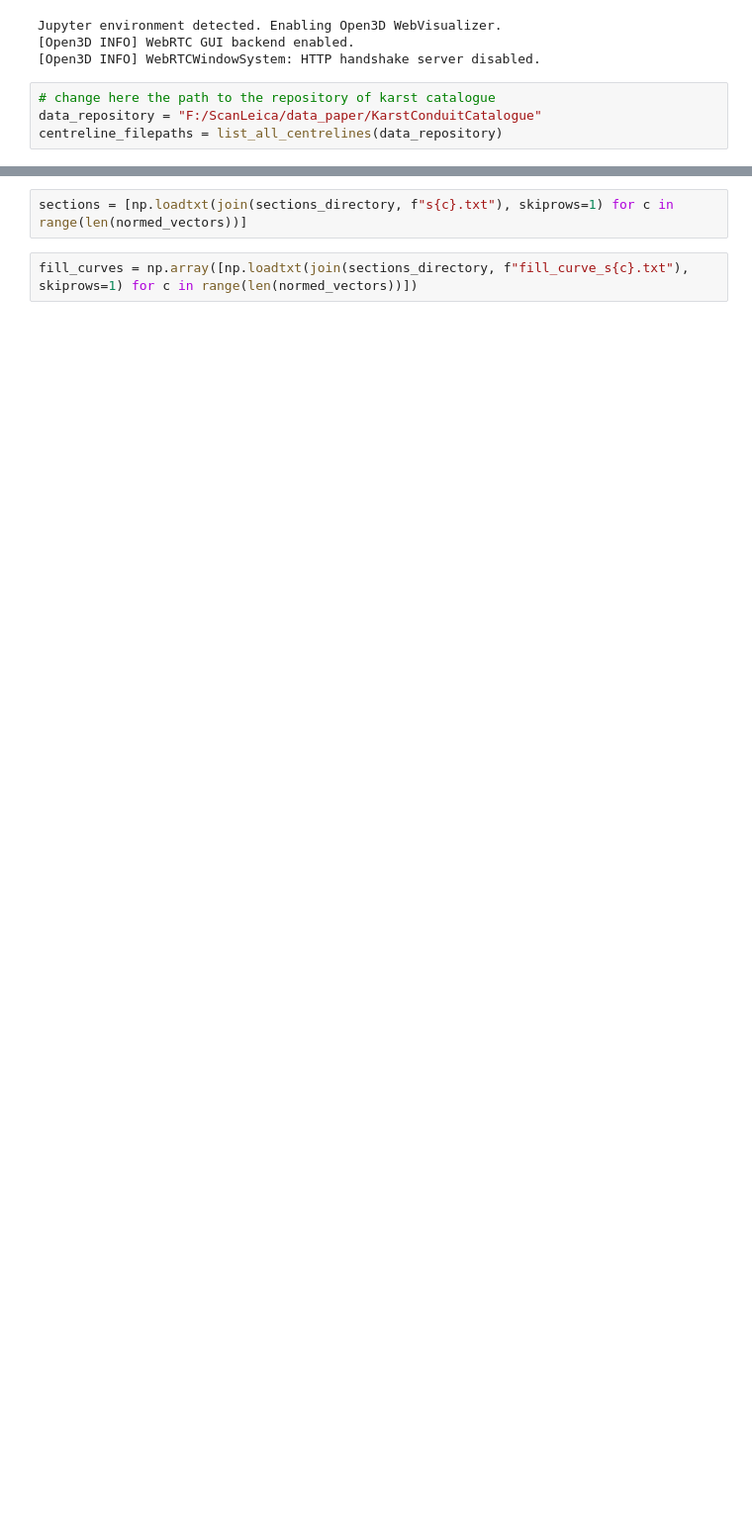
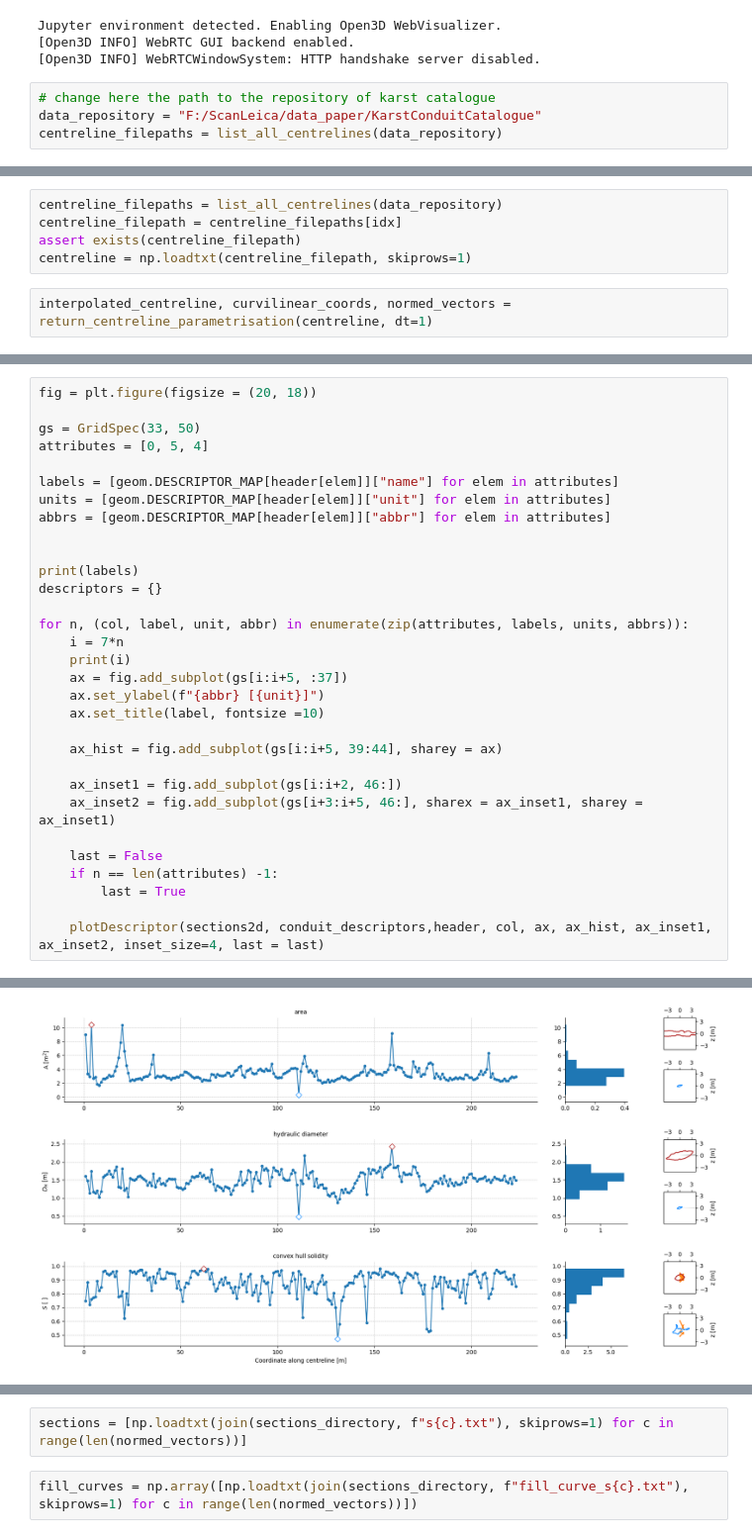
Before and after one commit to ERC-Karst/pc-centrelines, a Jupyter notebook: notebooks/step_by_step_characterisation/04_FirstOrderConduitStats.ipynb, the cells around one changed output, grey strips where cells are left out. Shown: that part at 99% size. Saved outputs shown, nothing was run; the diff lists cells and outputs as text; blank space fills up the shorter version.

```diff
--- a/notebooks/step_by_step_characterisation/04_FirstOrderConduitStats.ipynb
+++ b/notebooks/step_by_step_characterisation/04_FirstOrderConduitStats.ipynb
@@ -26,0 +155,7 @@ sections_directory = join(split(centreline_filepaths[idx])[0], "sections")
+# %%
+centreline_filepaths = list_all_centrelines(data_repository)
+centreline_filepath = centreline_filepaths[idx]
+assert exists(centreline_filepath)
+centreline = np.loadtxt(centreline_filepath, skiprows=1)
+# %%
+interpolated_centreline, curvilinear_coords, normed_vectors = return_centreline_parametrisation(centreline, dt=1)
@@ -26,0 +166,32 @@ sections_directory = join(split(centreline_filepaths[idx])[0], "sections")
+# %%
+fig = plt.figure(figsize = (20, 18))
+
+gs = GridSpec(33, 50)
+attributes = [0, 5, 4]
+
+labels = [geom.DESCRIPTOR_MAP[header[elem]]["name"] for elem in attributes]
+units = [geom.DESCRIPTOR_MAP[header[elem]]["unit"] for elem in attributes]
+abbrs = [geom.DESCRIPTOR_MAP[header[elem]]["abbr"] for elem in attributes]
+
+
+print(labels)
+descriptors = {}
+
+for n, (col, label, unit, abbr) in enumerate(zip(attributes, labels, units, abbrs)):
+    i = 7*n
+    print(i)
+    ax = fig.add_subplot(gs[i:i+5, :37])
+    ax.set_ylabel(f"{abbr} [{unit}]")
+    ax.set_title(label, fontsize =10)
+
+    ax_hist = fig.add_subplot(gs[i:i+5, 39:44], sharey = ax)
+
+    ax_inset1 = fig.add_subplot(gs[i:i+2, 46:])
+    ax_inset2 = fig.add_subplot(gs[i+3:i+5, 46:], sharex = ax_inset1, sharey = ax_inset1)
+
+    last = False
+    if n == len(attributes) -1:
+        last = True
+
+    plotDescriptor(sections2d, conduit_descriptors,header, col, ax, ax_hist, ax_inset1, ax_inset2, inset_size=4, last = last)
+# %% [output]
@@ -26,0 +202 @@ sections_directory = join(split(centreline_filepaths[idx])[0], "sections")
+[figure, added]
```
Also changed, not shown: parts of 25 cells of this notebook, 4 other files.
